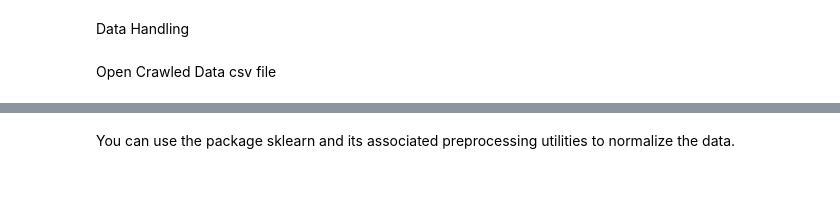
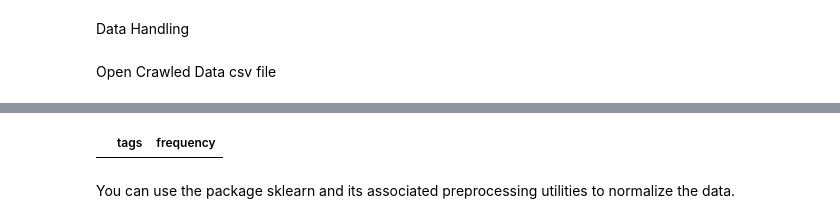
Before and after one commit to Kravchenko228/DataScience, a Jupyter notebook: VideoGamePrediction.ipynb, the cells around one changed output, grey strips where cells are left out. Saved outputs shown, nothing was run; the diff lists cells and outputs as text; code cells hidden in the pictures; blank space fills up the shorter version.

```diff
--- a/VideoGamePrediction.ipynb
+++ b/VideoGamePrediction.ipynb
@@ -183,0 +161,5 @@ ValueError: Grouper for 'Unity' not 1-dimensional
+# %%
+freq_df=pd.DataFrame(columns=['tags','frequency'])
+freq_df
+# %% [output]
+|  | tags | frequency |
```
Also changed, not shown: parts of 19 cells of this notebook.
